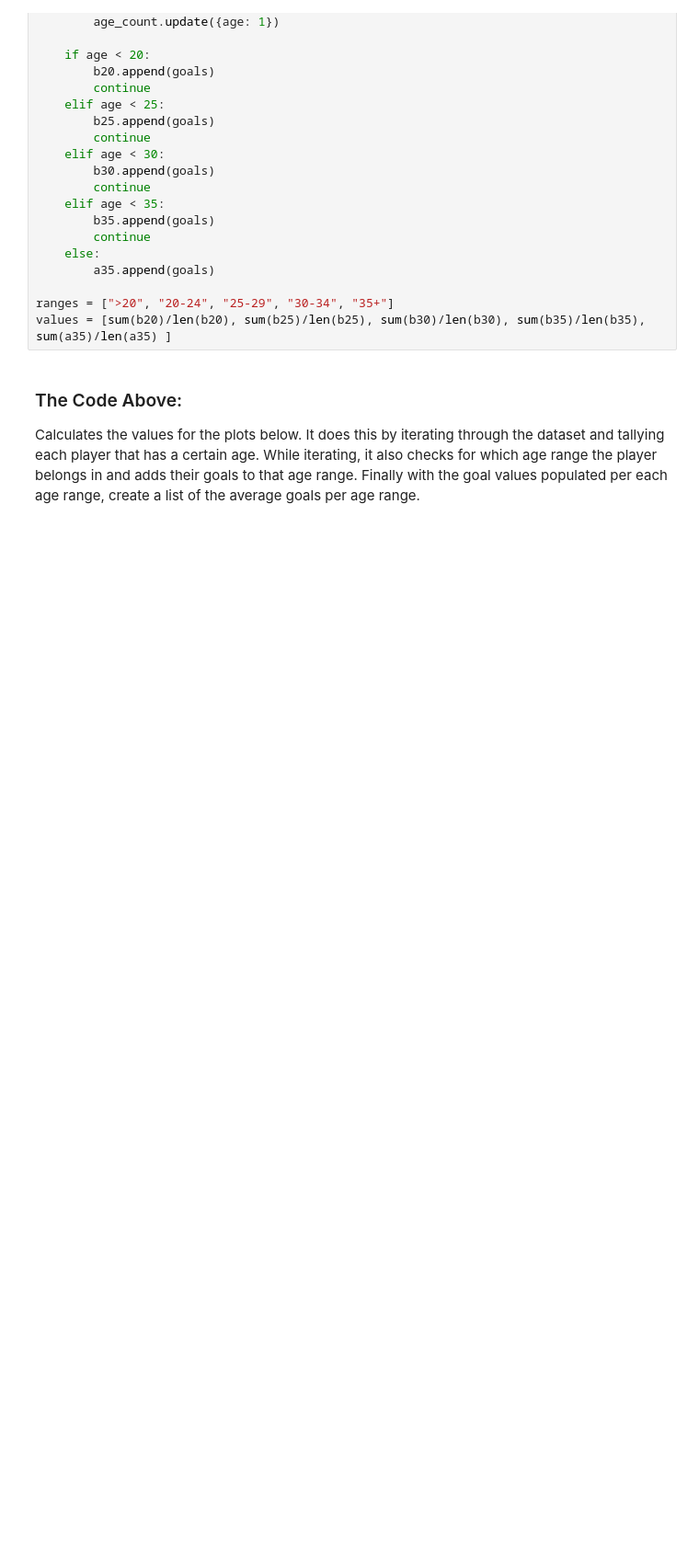
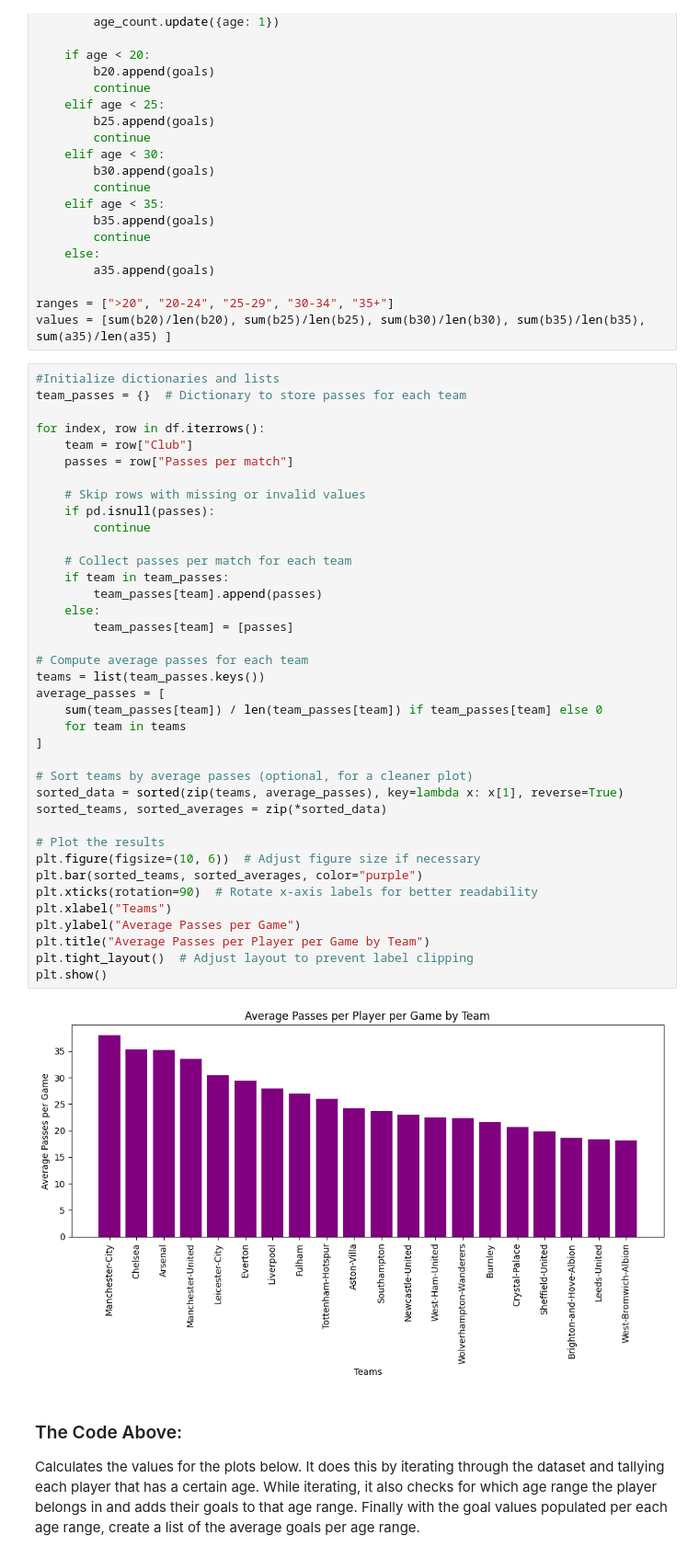
Before and after one commit to magriffy/Portfolio_Data_Analytics, a Jupyter notebook: soccer/analysis.ipynb, the cells around one changed output. Shown at 92% size. Saved outputs shown, nothing was run; the diff lists cells and outputs as text; blank space fills up the shorter version.

Commit message:
Passes by team

```diff
--- a/soccer/analysis.ipynb
+++ b/soccer/analysis.ipynb
@@ -48,6 +48,46 @@ for index, row in df.iterrows():
 
 ranges = [">20", "20-24", "25-29", "30-34", "35+"]
 values = [sum(b20)/len(b20), sum(b25)/len(b25), sum(b30)/len(b30), sum(b35)/len(b35), sum(a35)/len(a35) ]
+# %%
+#Initialize dictionaries and lists
+team_passes = {}  # Dictionary to store passes for each team
+
+for index, row in df.iterrows():
+    team = row["Club"]
+    passes = row["Passes per match"]
+
+    # Skip rows with missing or invalid values
+    if pd.isnull(passes):
+        continue
+
+    # Collect passes per match for each team
+    if team in team_passes:
+        team_passes[team].append(passes)
+    else:
+        team_passes[team] = [passes]
+
+# Compute average passes for each team
+teams = list(team_passes.keys())
+average_passes = [
+    sum(team_passes[team]) / len(team_passes[team]) if team_passes[team] else 0
+    for team in teams
+]
+
+# Sort teams by average passes (optional, for a cleaner plot)
+sorted_data = sorted(zip(teams, average_passes), key=lambda x: x[1], reverse=True)
+sorted_teams, sorted_averages = zip(*sorted_data)
+
+# Plot the results
+plt.figure(figsize=(10, 6))  # Adjust figure size if necessary
+plt.bar(sorted_teams, sorted_averages, color="purple")
+plt.xticks(rotation=90)  # Rotate x-axis labels for better readability
+plt.xlabel("Teams")
+plt.ylabel("Average Passes per Game")
+plt.title("Average Passes per Player per Game by Team")
+plt.tight_layout()  # Adjust layout to prevent label clipping
+plt.show()
+# %% [output]
+[figure, added]
 # %% [markdown]
 ### The Code Above:
 
```
